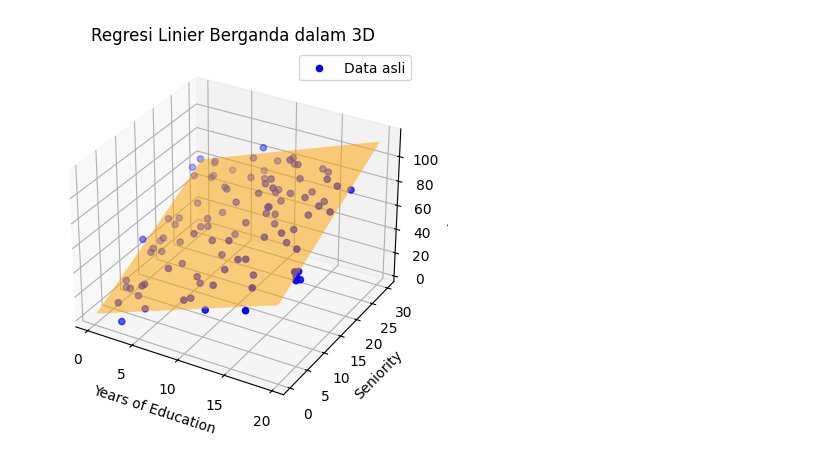
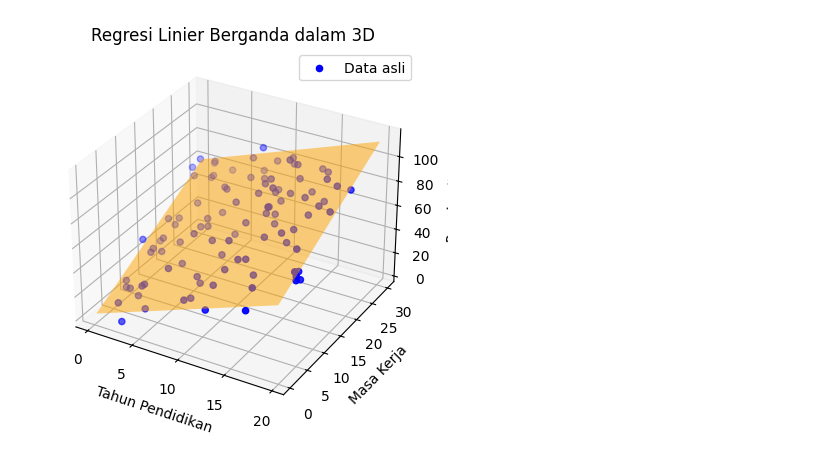
Before and after one commit to galennolan/Data-Mining, a Jupyter notebook: Regresi Linear/multipleLinearRegression.ipynb, the cells around one changed output. Saved outputs shown, nothing was run; the diff lists cells and outputs as text; code cells hidden in the pictures.

```diff
--- a/Regresi Linear/multipleLinearRegression.ipynb
+++ b/Regresi Linear/multipleLinearRegression.ipynb
@@ -4,45 +4,47 @@ import matplotlib.pyplot as plt
 from mpl_toolkits.mplot3d import Axes3D
 from sklearn.linear_model import LinearRegression
 
 # Membuat data sintetis
 np.random.seed(0)
-years_of_education = np.random.rand(100) * 20  # Mengasumsikan pendidikan dalam tahun
-seniority = np.random.rand(100) * 30  # Mengasumsikan senioritas dalam tahun
-income = 3 * years_of_education + 2 * seniority + np.random.randn(100) * 10  # Penghasilan dalam ribuan dolar
+tahun_pendidikan = np.random.rand(100) * 20  # Mengasumsikan pendidikan dalam tahun
+masa_kerja = np.random.rand(100) * 30  # Mengasumsikan senioritas dalam tahun
+penghasilan = 3 * tahun_pendidikan + 2 * masa_kerja + np.random.randn(100) * 10  # Penghasilan dalam ribuan dolar
 
-# Menggabungkan years_of_education dan seniority menjadi satu matriks
-X = np.column_stack((years_of_education, seniority))
+# Menggabungkan tahun_pendidikan dan masa_kerja menjadi satu matriks
+X = np.column_stack((tahun_pendidikan, masa_kerja))
 
 # Membuat model regresi linier
 model = LinearRegression()
-model.fit(X, income)
+model.fit(X, penghasilan)
 
-# Memprediksi nilai income
-income_pred = model.predict(X)
+# Memprediksi nilai penghasilan
+penghasilan_pred = model.predict(X)
 
 # Membuat grid untuk bidang regresi
-xx, yy = np.meshgrid(np.linspace(years_of_education.min(), years_of_education.max(), 10),
-                     np.linspace(seniority.min(), seniority.max(), 10))
+# np.meshgrid = digunakan untuk membuat grid 2D dari dua array 1D
+xx, yy = np.meshgrid(np.linspace(tahun_pendidikan.min(), tahun_pendidikan.max(), 10),
+                     np.linspace(masa_kerja.min(), masa_kerja.max(), 10))
 zz = model.intercept_ + model.coef_[0] * xx + model.coef_[1] * yy
+
 
 # Membuat plot 3D
 fig = plt.figure()
 ax = fig.add_subplot(111, projection='3d')
 
 # Plot titik data
-ax.scatter(years_of_education, seniority, income, color='blue', label='Data asli')
+ax.scatter(tahun_pendidikan, masa_kerja, penghasilan, color='blue', label='Data asli')
 
 # Plot bidang regresi
 ax.plot_surface(xx, yy, zz, color='orange', alpha=0.5, rstride=100, cstride=100)
 
 # Label sumbu
-ax.set_xlabel('Years of Education')
-ax.set_ylabel('Seniority')
-ax.set_zlabel('Income')
+ax.set_xlabel('Tahun Pendidikan')
+ax.set_ylabel('Masa Kerja')
+ax.set_zlabel('Penghasilan')
 
 # Menampilkan plot
 plt.title('Regresi Linier Berganda dalam 3D')
 plt.legend()
 plt.show()
 # %% [output]
-[figure, old version]
+[figure, new version]
```
Also changed, not shown: parts of 3 cells of this notebook, 7 other files.
